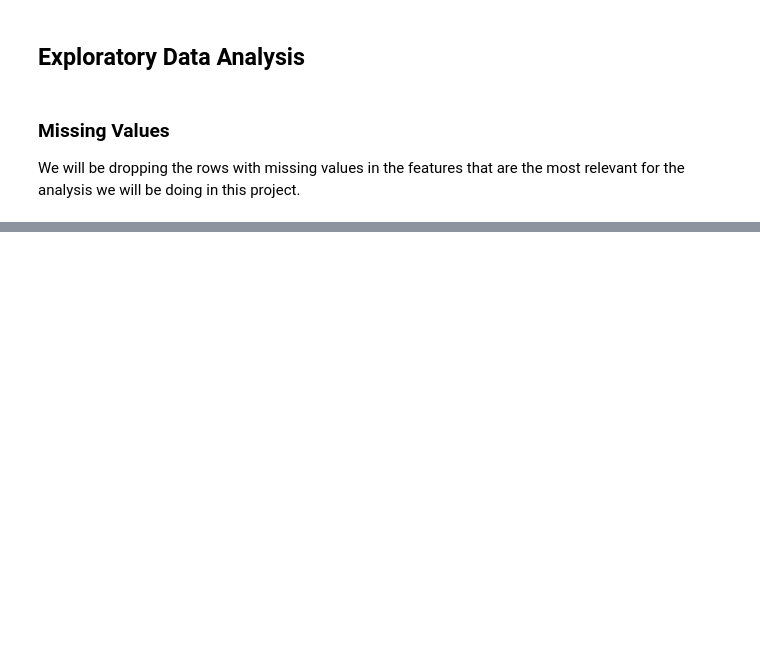
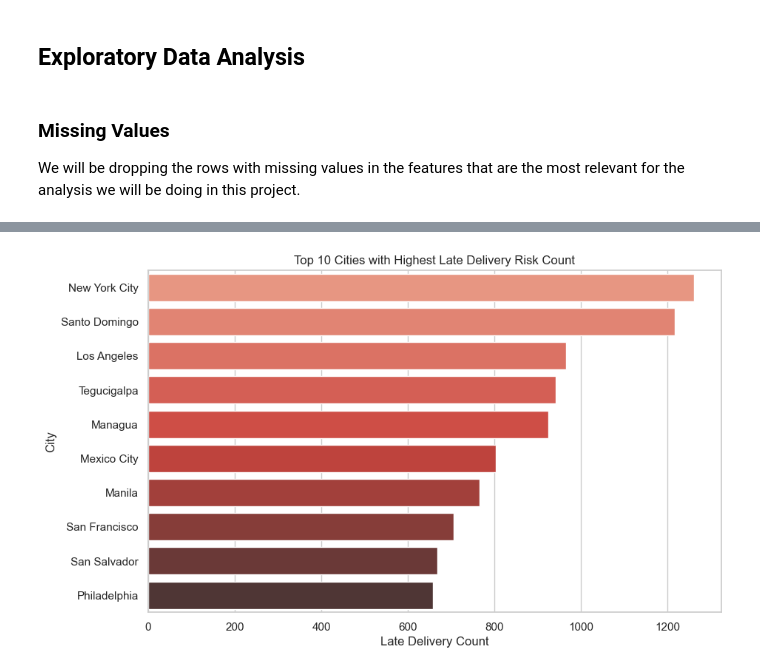
Before and after one commit to jforeroluque/Supply_Chain_Analysis, a Jupyter notebook: DMS020_Supply_Chain.ipynb, the cells around one changed output, grey strips where cells are left out. Cells and saved outputs as stored; diff of their text form; code cells hidden in the pictures; blank space fills up the shorter version.

```diff
--- a/DMS020_Supply_Chain.ipynb
+++ b/DMS020_Supply_Chain.ipynb
@@ -201,0 +416,20 @@ print(df_cleaned.head(5))
+# %%
+# Group by 'Market', 'Order City', and 'Order Country' and calculate late deliveries and total deliveries
+geo_analysis = df_cleaned.groupby(['Market', 'Order City', 'Order Country']).agg(
+    Late_Delivery_Count=pd.NamedAgg(column='Late_delivery_risk', aggfunc=lambda x: (x == 1).sum()),
+    Total_Deliveries=pd.NamedAgg(column='Late_delivery_risk', aggfunc='size')
+).reset_index()
+
+# Calculate the percentage of late deliveries
+geo_analysis['Late_Delivery_Percentage'] = (geo_analysis['Late_Delivery_Count'] / geo_analysis['Total_Deliveries']) * 100
+
+# Sort by Late_Delivery_Count in descending order
+geo_analysis = geo_analysis.sort_values(by='Late_Delivery_Count', ascending=False)
+
+# Display the result without truncation
+pd.set_option('display.max_rows', None)  # Ensure all rows are shown
+pd.set_option('display.max_columns', None)  # Ensure all columns are shown
+pd.set_option('display.width', None)  # Adjust display width
+
+# Show the result
+geo_analysis
@@ -201,0 +454,15 @@ print(df_cleaned.head(5))
+# %%
+# Set seaborn style
+sns.set(style="whitegrid")
+
+# Top 10 Cities by Late Delivery Count
+top_cities = geo_analysis.sort_values(by='Late_Delivery_Count', ascending=False).head(10)
+
+plt.figure(figsize=(10, 6))
+sns.barplot(x='Late_Delivery_Count', y='Order City', hue='Order City', data=top_cities, palette='Reds_d')
+plt.title('Top 10 Cities with Highest Late Delivery Risk Count')
+plt.xlabel('Late Delivery Count')
+plt.ylabel('City')
+plt.show()
+# %% [output]
+[figure, added]
```
Also changed, not shown: parts of 26 cells of this notebook.
